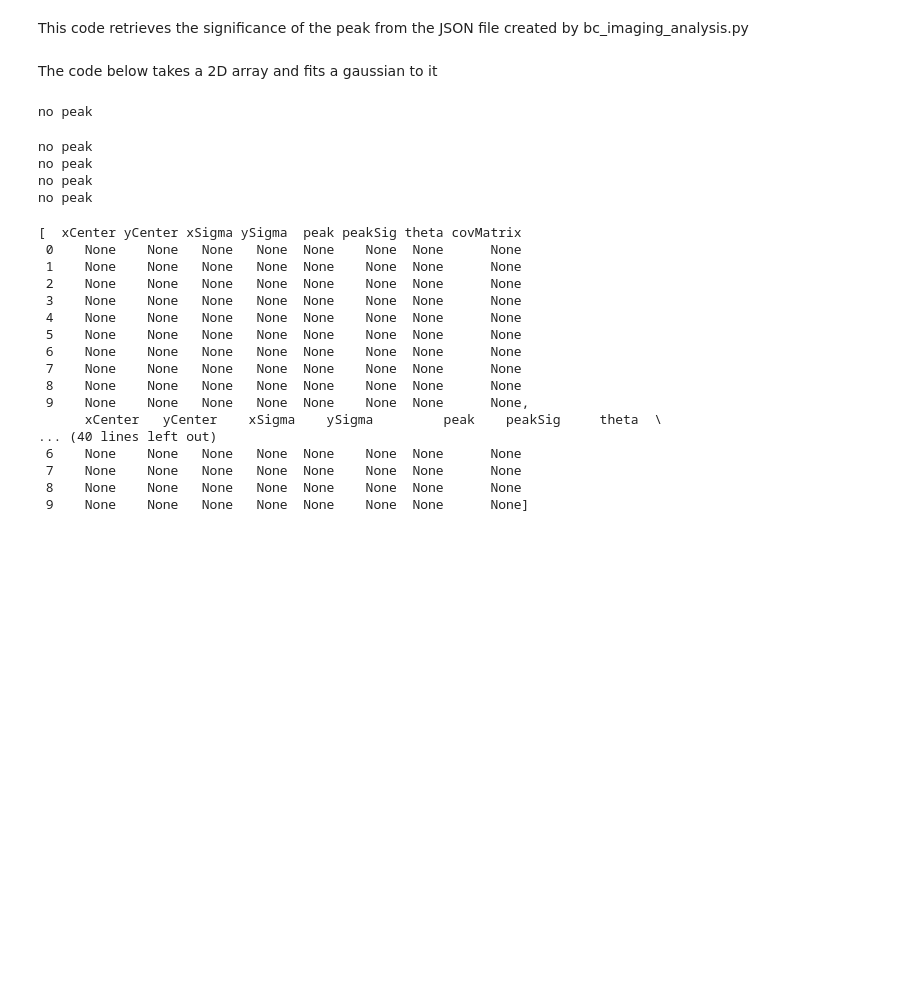
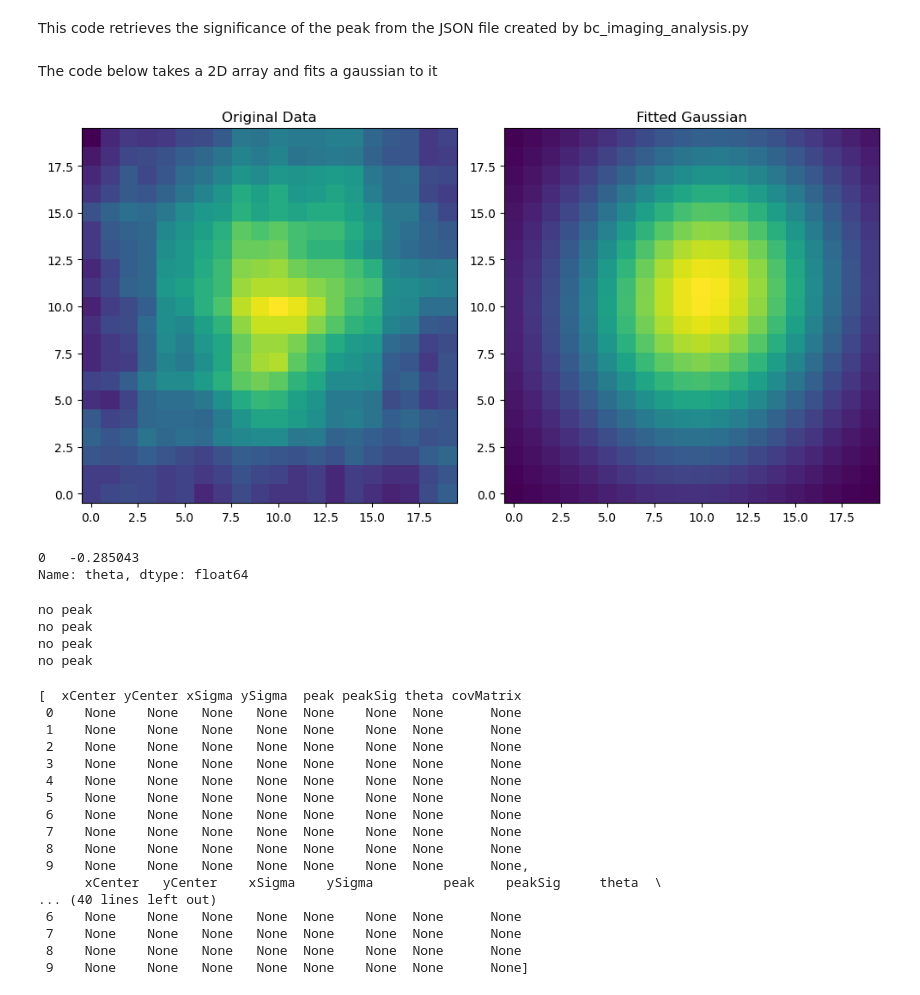
Before and after one commit to laureloneill/psf_source_localization, a Jupyter notebook: psf.ipynb, the cells around one changed output. Saved outputs shown, nothing was run; the diff lists cells and outputs as text; code cells hidden in the pictures; blank space fills up the shorter version.

```diff
--- a/psf.ipynb
+++ b/psf.ipynb
@@ -203,7 +203,7 @@ def distFromCentroid(observation,plotHist=False):
         plt.hist(dist)
     return dist
 # %%
-def analyze_localization(data_dir,window=10):
+def analyze_localization(data_dir,window=10,plot = False ):
     data_dir = Path(data_dir)
     # take the names of all folders within the specified directory
     folder_list = [folder for folder in os.listdir(data_dir) if os.path.isdir(os.path.join(data_dir, folder))]
@@ -220,6 +220,7 @@ def analyze_localization(data_dir,window=10):
     pval = [np.nan]*len(folder_list)
 
     for a in range(len(folder_list)):
+        '''
         numTerms = len(folder_list[a].split('_'))
         if numTerms == 7:
             run[a], anode[a], detectorMode[a], temp[a], sweep[a], vTheta[a], hTheta[a] =  folder_list[a].split('_')
@@ -232,6 +233,7 @@ def analyze_localization(data_dir,window=10):
             run[a], anode[a], detectorMode[a], temp[a] = folder_list[a].split('_')
         elif numTerms == 3:
             run[a],vTheta[a], hTheta[a] = folder_list[a].split('_')
+        '''
         if os.path.isfile(f"{data_dir}/{folder_list[a]}/Analysis/imaging_analysis/Figures/imaging_source.png"):
             data_path = Path(f"{data_dir}/{folder_list[a]}/Analysis/imaging_analysis/image_reconstruction.fits.gz")
             try:
@@ -256,7 +258,7 @@ def analyze_localization(data_dir,window=10):
                 x_window = x[peak_loc[0]-window:peak_loc[0]+window, peak_loc[1]-window:peak_loc[1]+window]
                 y_window = y[peak_loc[0]-window:peak_loc[0]+window, peak_loc[1]-window:peak_loc[1]+window]
 
-                fitted,covariance_matrix = fit_rotated_2d_gaussian(windowed_data, x_window, y_window, plot_result=False,iter=folder_list[a])
+                fitted,covariance_matrix = fit_rotated_2d_gaussian(windowed_data, x_window, y_window, plot_result=plot,iter=folder_list[a])
 
                 validPeak[a] = True
                 xMean[a] = fitted.x_mean.value
@@ -290,9 +292,16 @@ def analyze_localization(data_dir,window=10):
     result = pd.DataFrame(result)
     return result
 # %%
-BC001_Al_FF_243K_HORI_0_0 = analyze_localization(r"Z:\Astro_BlackCAT\BlackCAT_Calibration_Data\LC_Calibration_Data\Raw Long Cell Data\subsampled_eventlists\BC001_Al_FF_243K_HORI_0_0")
+test = analyze_localization("Z:\Astro_BlackCAT\BlackCAT_Calibration_Data\LC_Calibration_Data\Raw Long Cell Data\Test",plot = True)
 # %% [output]
-no peak
+[figure, added]
+# %%
+xlocal = (test["xSigma"]*2.355)/test['peakSig']
+ylocal = (test["ySigma"]*2.355)/test['peakSig']
+print(test['theta'])
+# %% [output]
+0   -0.285043
+Name: theta, dtype: float64
 # %%
 
 
```
